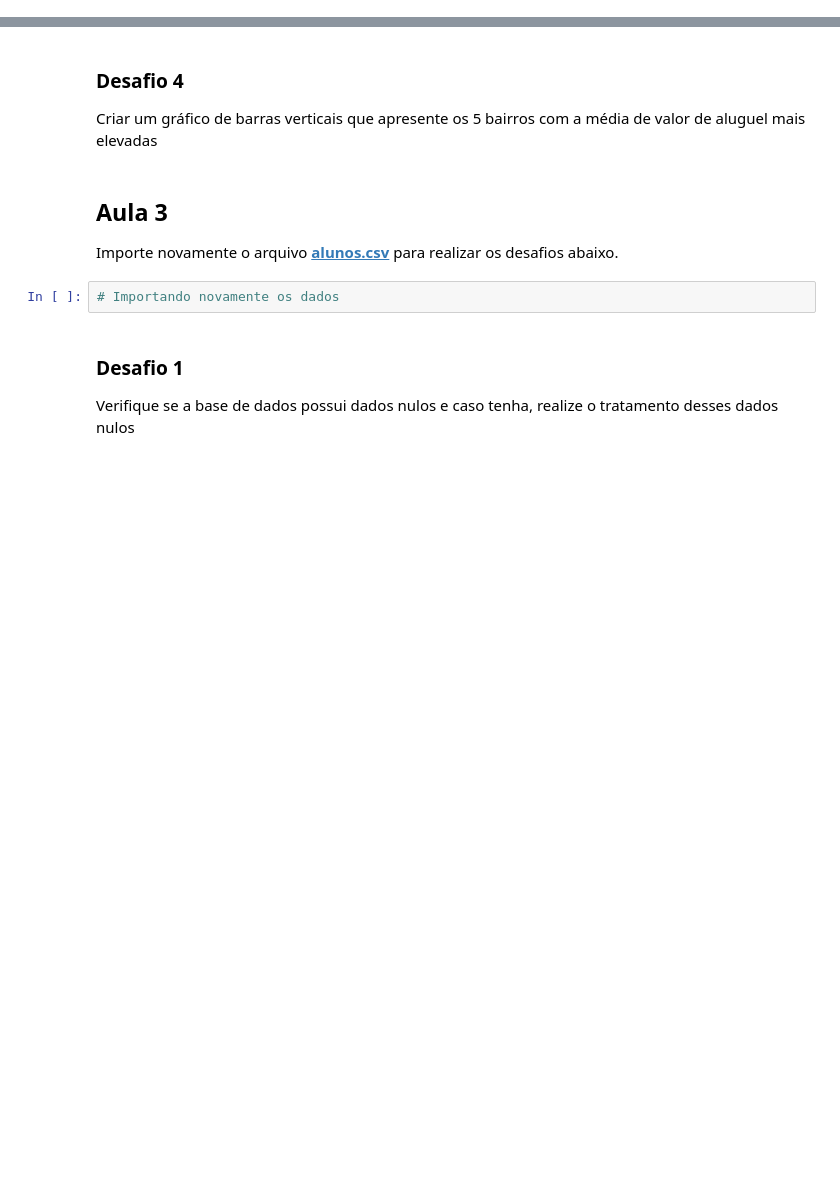
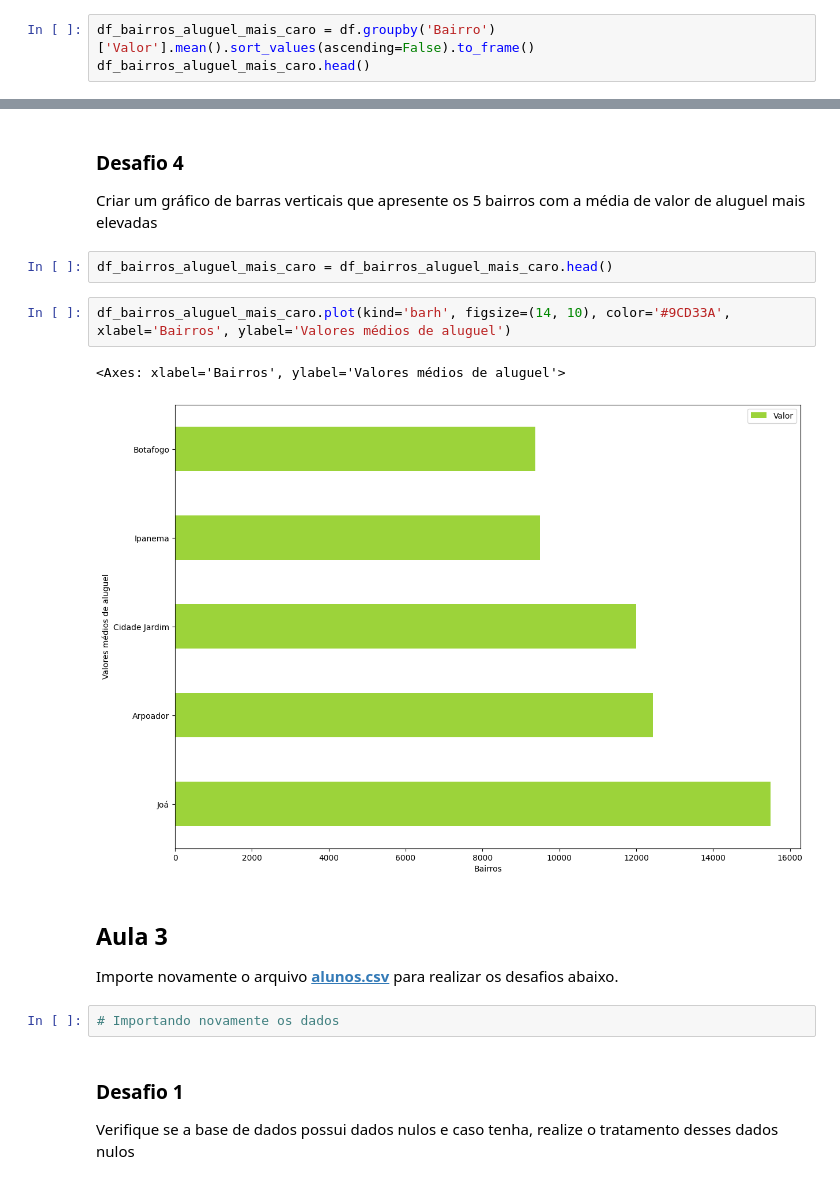
Before and after one commit to strawndri/python-ds-pandas-conhecendo-a-biblioteca, a Jupyter notebook: desafios.ipynb, the cells around one changed output, grey strips where cells are left out. Saved outputs shown, nothing was run; the diff lists cells and outputs as text; blank space fills up the shorter version.

```diff
--- a/desafios.ipynb
+++ b/desafios.ipynb
@@ -180,3 +196,6 @@ Conferir quantos bairros únicos existem na nossa base de dados
 # %% [markdown]
 ### Desafio 3
 Analisar quais bairros possuem a média de valor de aluguel mais elevadas
+# %%
+df_bairros_aluguel_mais_caro = df.groupby('Bairro')['Valor'].mean().sort_values(ascending=False).to_frame()
+df_bairros_aluguel_mais_caro.head()
@@ -183,6 +210,13 @@ Analisar quais bairros possuem a média de valor de aluguel mais elevadas
 # %% [markdown]
 ### Desafio 4
 Criar um gráfico de barras verticais que apresente os 5 bairros com a média de valor de aluguel mais elevadas
+# %%
+df_bairros_aluguel_mais_caro = df_bairros_aluguel_mais_caro.head()
+# %%
+df_bairros_aluguel_mais_caro.plot(kind='barh', figsize=(14, 10), color='#9CD33A', xlabel='Bairros', ylabel='Valores médios de aluguel')
+# %% [output]
+<Axes: xlabel='Bairros', ylabel='Valores médios de aluguel'>
+[figure, added]
 # %% [markdown]
 ## Aula 3
 
```
Also changed, not shown: parts of 5 cells of this notebook.
